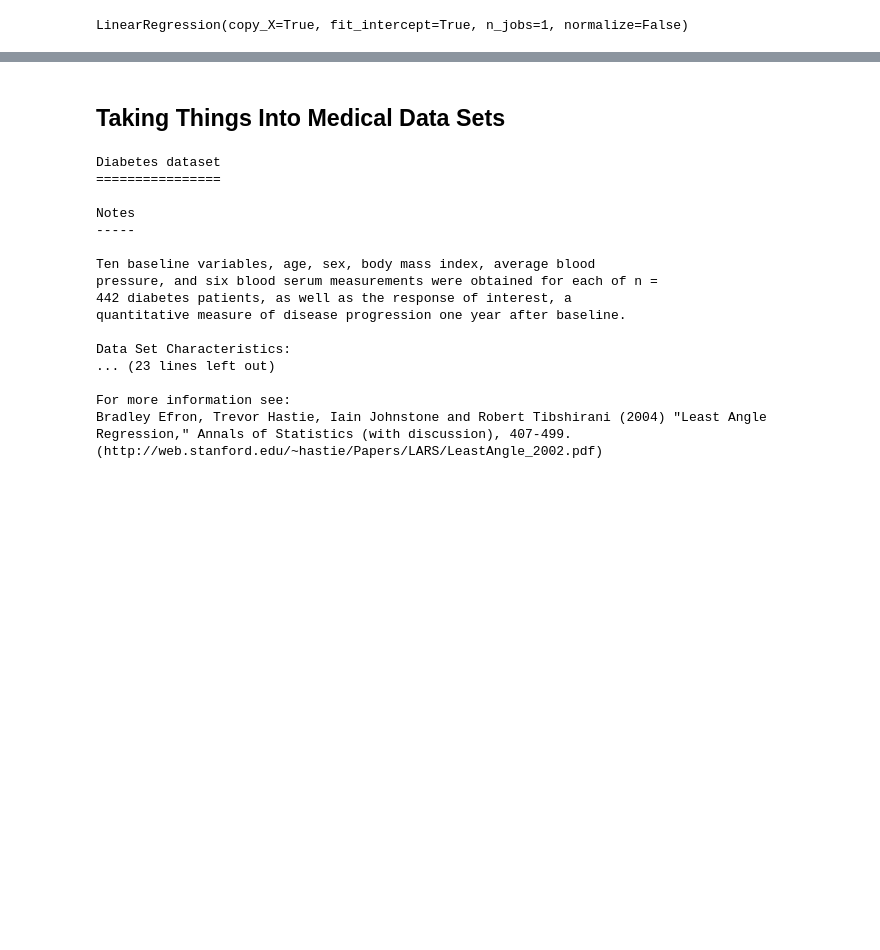
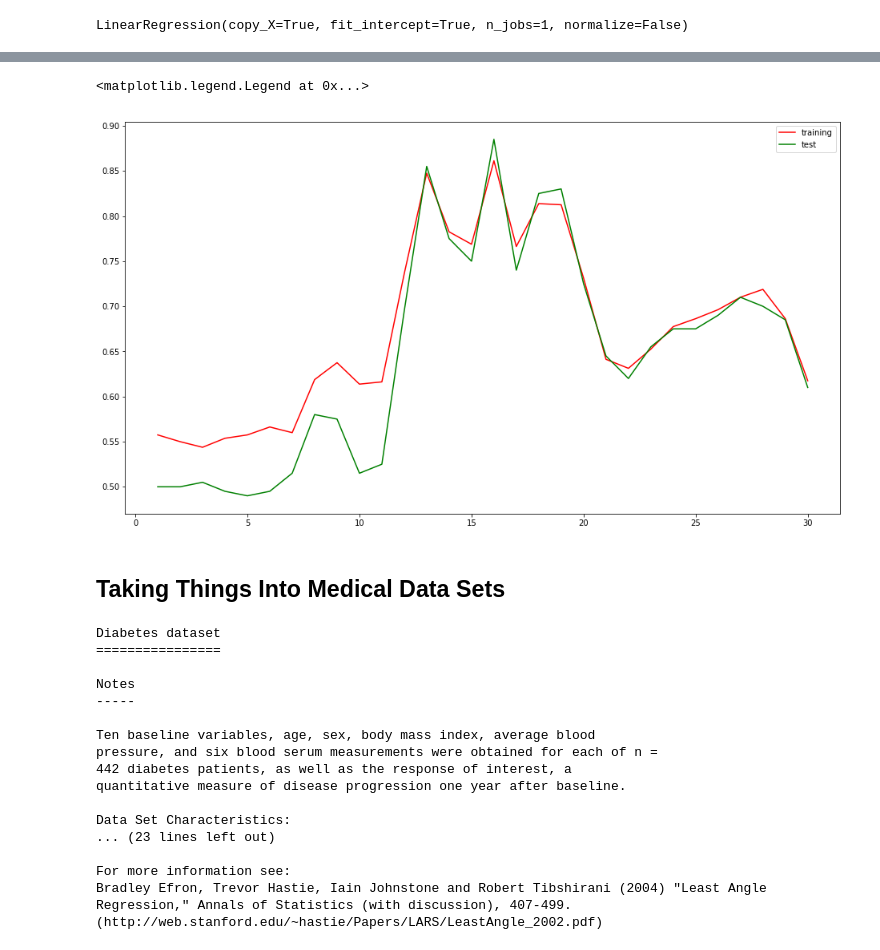
Before and after one commit to sneelapu77/IntroPyForDataScience, a Jupyter notebook: The Diabetes dataset.ipynb, the cells around one changed output, grey strips where cells are left out. Saved outputs shown, nothing was run; the diff lists cells and outputs as text; code cells hidden in the pictures; blank space fills up the shorter version.

```diff
--- a/The Diabetes dataset.ipynb
+++ b/The Diabetes dataset.ipynb
@@ -172,3 +183,34 @@ ax.legend()
+# %%
+degrees = np.arange(1, 31)
+tol = 3
+poly_models = []
+scores_train, scores_test = [], []
+for degree in degrees:
+    ## Fitting model for degree d polynomial regression
+    poly_f = PolynomialFeatures(degree)
+    poly_f.fit(X_train)
+    X_d_train, X_d_test = poly_f.transform(X_train), poly_f.transform(X_test)
+    poly_model = LinearRegression()
+    poly_model.fit(X_d_train, y_train)
+    poly_models.append(poly_model)
+    ## Computing score of model
+    predict_training, predict_test = poly_model.predict(X_d_train), poly_model.predict(X_d_test)
+    success_train = np.logical_and(predict_training <= y_train + tol,
+                                   predict_training >= y_train - tol)
+    success_test =  np.logical_and(predict_test <= y_test + tol,
+                                   predict_test >= y_test - tol)
+    score_train = np.sum(success_train)/y_train.shape[0]
+    score_test = np.sum(success_test)/y_test.shape[0]
+    scores_train.append(score_train)
+    scores_test.append(score_test)
+# %%
+fig, ax = plt.subplots(figsize=(16, 9))
+ax.plot(degrees.flatten(), scores_train, 'r-', label="training")
+ax.plot(degrees.flatten(), scores_test, 'g-', label="test")
+ax.legend()
+# %% [output]
+<matplotlib.legend.Legend at 0x...>
+[figure, added]
 # %% [markdown]
 ## Taking Things Into Medical Data Sets
 # %%
```
Also changed, not shown: parts of 11 cells of this notebook.
